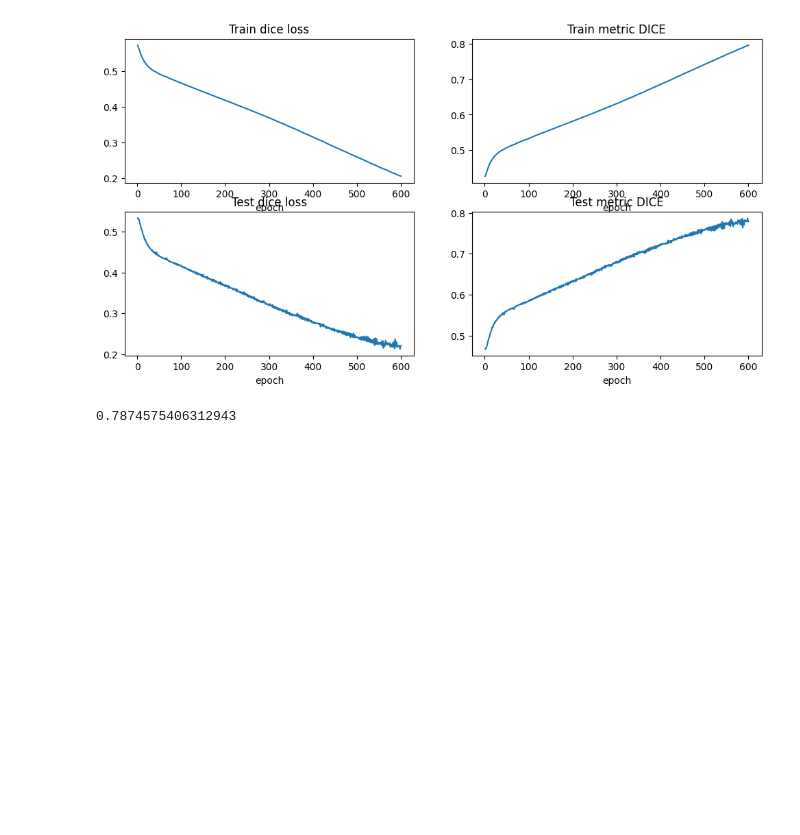
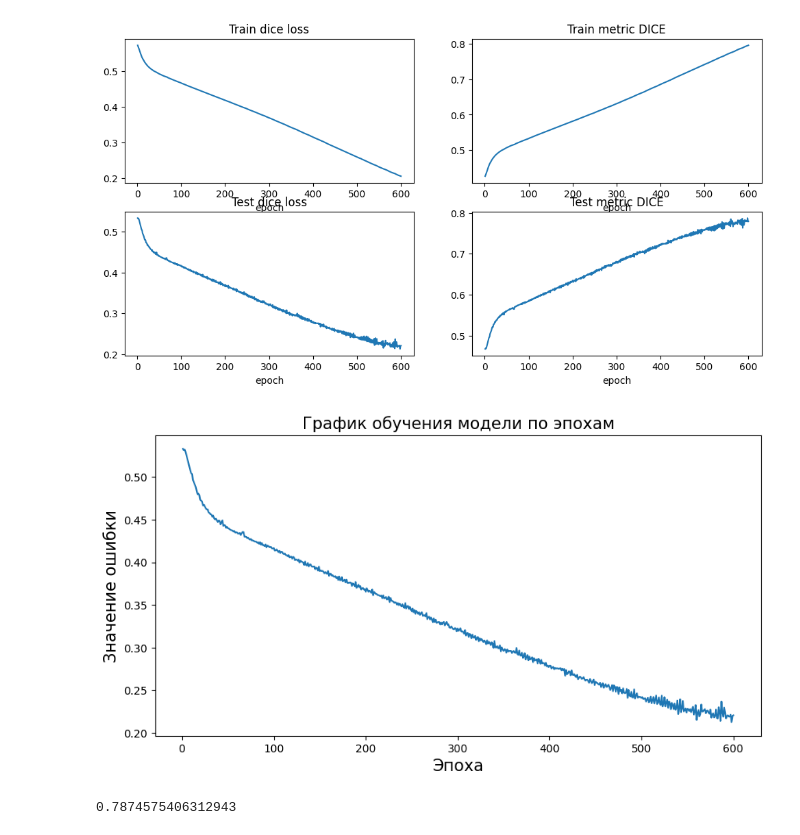
Before and after one commit to SokolovVP/LiverMeterApp, a Jupyter notebook: notebooks/model_testing.ipynb, the cells around one changed output. Drawn from its saved outputs; the diff is of its cells as text; code cells hidden in the pictures; blank space fills up the shorter version.

```diff
--- a/notebooks/model_testing.ipynb
+++ b/notebooks/model_testing.ipynb
@@ -66,6 +66,24 @@ plt.plot(x, y)
 plt.show()
 # %% [output]
 [figure]
+# %%
+import matplotlib.pyplot as plt
+
+plt.figure(figsize=(10,5))
+plt.title('График обучения модели по эпохам', fontsize=15)
+plt.xlabel('Эпоха', fontsize=15)
+plt.ylabel('Значение ошибки', fontsize=15)
+
+x = [i + 1 for i in range(len(test_loss))]
+y = test_loss
+
+plt.plot(x, y)
+
+plt.savefig('D:/универ (D)/4 КУРС/диплом/Диплом отчет/plot1.png')
+
+plt.show()
+# %% [output]
+[figure, added]
 # %%
 np.max(test_metric)
 # %% [output]
```
Also changed, not shown: 1 other file.
